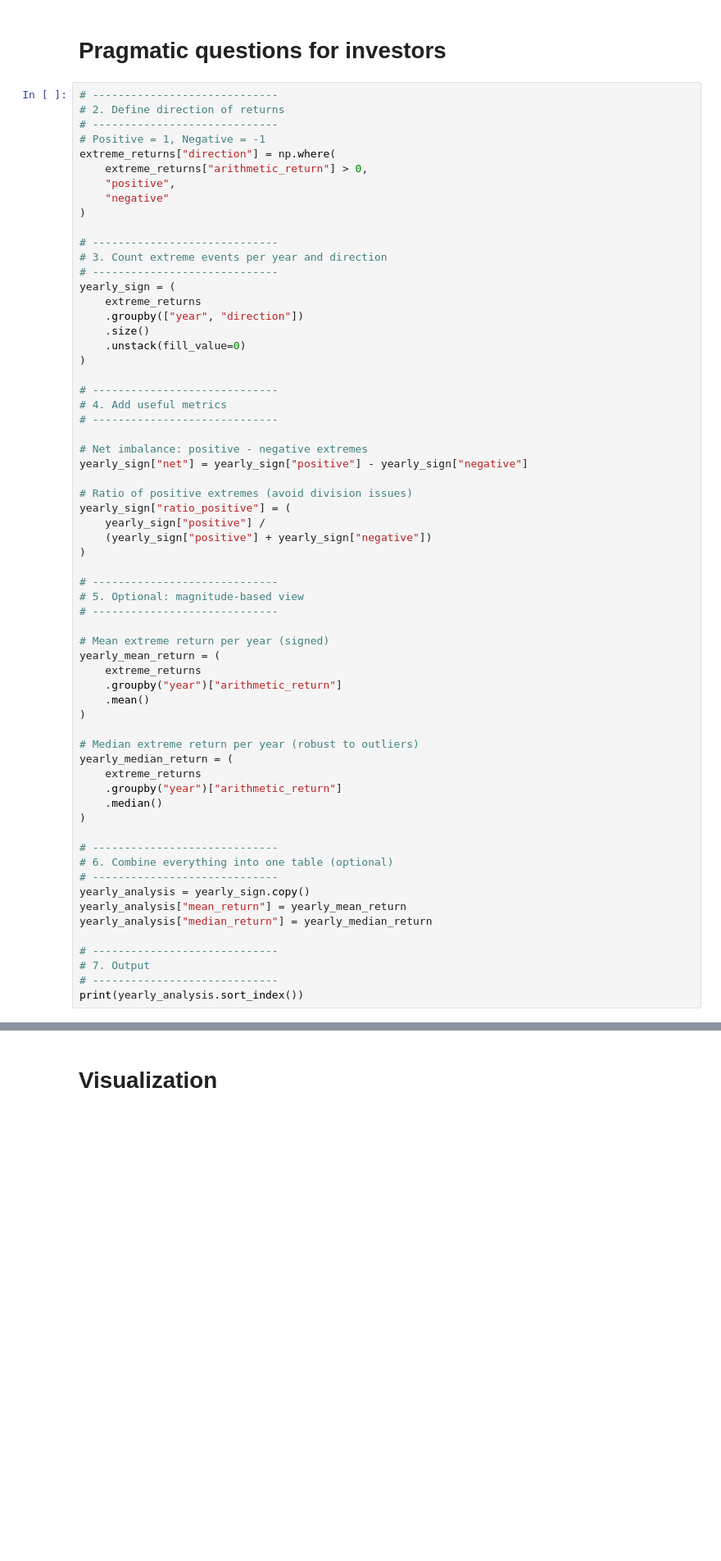
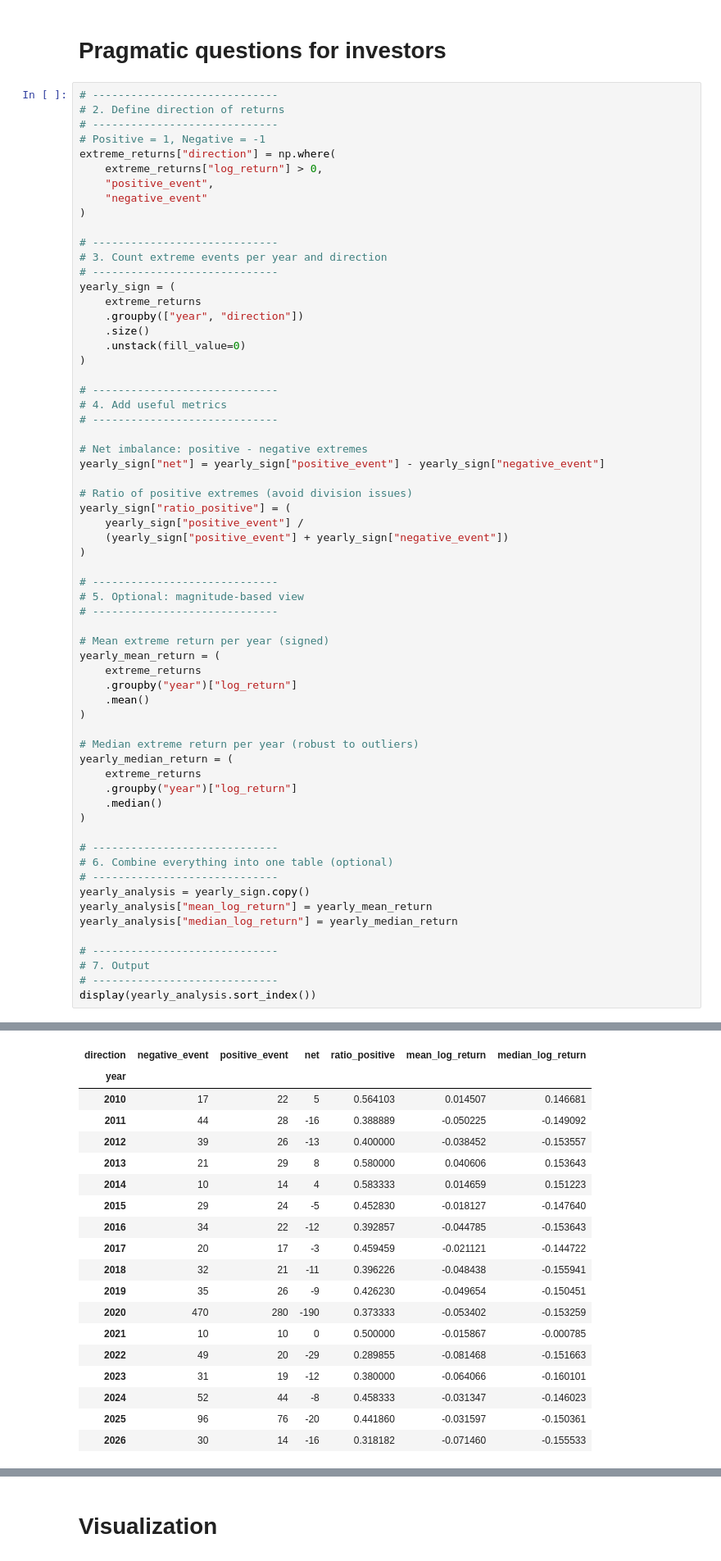
Before and after one commit to PierreNiberon/CFDS-Project, a Jupyter notebook: 7_large_returns_features_pct.ipynb, the cells around one changed output, grey strips where cells are left out. Shown at 82% size. Saved outputs shown, nothing was run; the diff lists cells and outputs as text; blank space fills up the shorter version.

```diff
--- a/7_large_returns_features_pct.ipynb
+++ b/7_large_returns_features_pct.ipynb
@@ -243,9 +243,9 @@ Length: 112, dtype: float64
 # -----------------------------
 # Positive = 1, Negative = -1
 extreme_returns["direction"] = np.where(
-    extreme_returns["arithmetic_return"] > 0,
-    "positive",
-    "negative"
+    extreme_returns["log_return"] > 0,
+    "positive_event",
+    "negative_event"
 )
 
 # -----------------------------
@@ -263,12 +263,12 @@ yearly_sign = (
 # -----------------------------
 
 # Net imbalance: positive - negative extremes
-yearly_sign["net"] = yearly_sign["positive"] - yearly_sign["negative"]
+yearly_sign["net"] = yearly_sign["positive_event"] - yearly_sign["negative_event"]
 
 # Ratio of positive extremes (avoid division issues)
 yearly_sign["ratio_positive"] = (
-    yearly_sign["positive"] /
-    (yearly_sign["positive"] + yearly_sign["negative"])
+    yearly_sign["positive_event"] /
+    (yearly_sign["positive_event"] + yearly_sign["negative_event"])
 )
 
 # -----------------------------
@@ -278,14 +278,14 @@ yearly_sign["ratio_positive"] = (
 # Mean extreme return per year (signed)
 yearly_mean_return = (
     extreme_returns
-    .groupby("year")["arithmetic_return"]
+    .groupby("year")["log_return"]
     .mean()
 )
 
 # Median extreme return per year (robust to outliers)
 yearly_median_return = (
     extreme_returns
-    .groupby("year")["arithmetic_return"]
+    .groupby("year")["log_return"]
     .median()
 )
 
@@ -293,11 +293,11 @@ yearly_median_return = (
 # 6. Combine everything into one table (optional)
 # -----------------------------
 yearly_analysis = yearly_sign.copy()
-yearly_analysis["mean_return"] = yearly_mean_return
-yearly_analysis["median_return"] = yearly_median_return
+yearly_analysis["mean_log_return"] = yearly_mean_return
+yearly_analysis["median_log_return"] = yearly_median_return
 
 # -----------------------------
 # 7. Output
 # -----------------------------
-print(yearly_analysis.sort_index())
+display(yearly_analysis.sort_index())
 # %% [output]
@@ -323,3 +304,22 @@ year
+| direction | negative_event | positive_event | net | ratio_positive | mean_log_return | median_log_return |
+| year |  |  |  |  |  |  |
+| 2010 | 17 | 22 | 5 | 0.564103 | 0.014507 | 0.146681 |
+| 2011 | 44 | 28 | -16 | 0.388889 | -0.050225 | -0.149092 |
+| 2012 | 39 | 26 | -13 | 0.400000 | -0.038452 | -0.153557 |
+| 2013 | 21 | 29 | 8 | 0.580000 | 0.040606 | 0.153643 |
+| 2014 | 10 | 14 | 4 | 0.583333 | 0.014659 | 0.151223 |
+| 2015 | 29 | 24 | -5 | 0.452830 | -0.018127 | -0.147640 |
+| 2016 | 34 | 22 | -12 | 0.392857 | -0.044785 | -0.153643 |
+| 2017 | 20 | 17 | -3 | 0.459459 | -0.021121 | -0.144722 |
+| 2018 | 32 | 21 | -11 | 0.396226 | -0.048438 | -0.155941 |
+| 2019 | 35 | 26 | -9 | 0.426230 | -0.049654 | -0.150451 |
+| 2020 | 470 | 280 | -190 | 0.373333 | -0.053402 | -0.153259 |
+| 2021 | 10 | 10 | 0 | 0.500000 | -0.015867 | -0.000785 |
+| 2022 | 49 | 20 | -29 | 0.289855 | -0.081468 | -0.151663 |
+| 2023 | 31 | 19 | -12 | 0.380000 | -0.064066 | -0.160101 |
+| 2024 | 52 | 44 | -8 | 0.458333 | -0.031347 | -0.146023 |
+| 2025 | 96 | 76 | -20 | 0.441860 | -0.031597 | -0.150361 |
+| 2026 | 30 | 14 | -16 | 0.318182 | -0.071460 | -0.155533 |
 # %%
 # mean direction
 sector_mean = (
```
Also changed, not shown: parts of 13 cells of this notebook.
